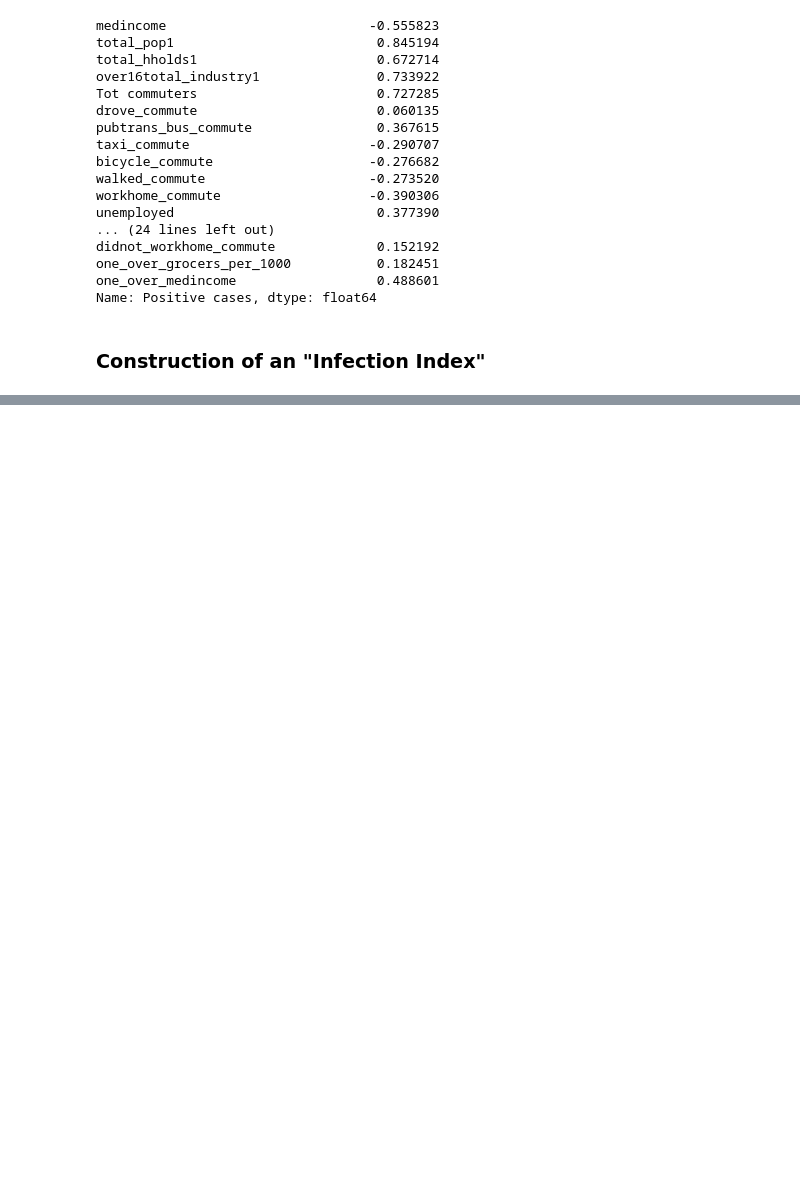
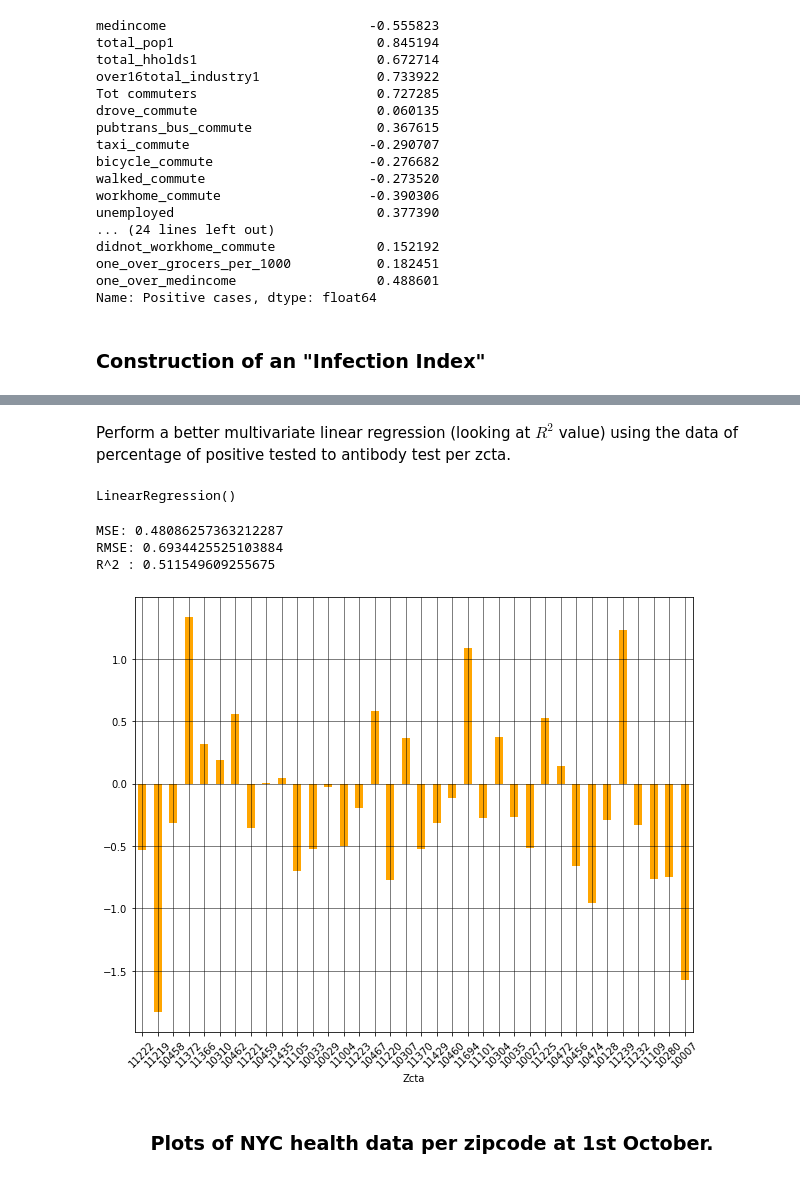
Before and after one commit to ClaudiaDeceglie/Thesis_NYC_covid19, a Jupyter notebook: Analysis on socio-demographic data from NYC gov, Census Bureau, NYC Health.ipynb, the cells around one changed output, grey strips where cells are left out. Cells and saved outputs as stored; diff of their text form; code cells hidden in the pictures; blank space fills up the shorter version.

```diff
--- a/Analysis on socio-demographic data from NYC gov, Census Bureau, NYC Health.ipynb
+++ b/Analysis on socio-demographic data from NYC gov, Census Bureau, NYC Health.ipynb
@@ -103,0 +207,2 @@ The choice of variables that most reppresent an indicator of social disadvantage
+# %% [markdown]
+Perform a better multivariate linear regression (looking at $R^2$ value) using the data of percentage of positive tested to antibody test per zcta.
@@ -104,3 +221,48 @@ The choice of variables that most reppresent an indicator of social disadvantage
+# %%
+#define randomly the trainset and dataset
+train2, test2 = train_test_split(df2, test_size=0.2)
+
+regr2 = linear_model.LinearRegression()
+
+X_train2 = train2[["Tot commuters", "workers_pubtrans", "one_over_medincome", "Not insured perc", "Avg households size"]]
+y_train2 = train2["Perc positive cases"]
+
+regr.fit(X_train2, y_train2)
+# %% [output]
+LinearRegression()
+# %%
+# Create the test features dataset (X_test) which will be used to make the predictions.
+X_test2 = test2[["Tot commuters", "workers_pubtrans", "one_over_medincome", "Not insured perc", "Avg households size"]].values
+y_test2 = test2["Perc positive cases"].values
+
+close_predictions2 = regr.predict(X_test2)
+# %%
+print("MSE:", mean_squared_error(y_test2,close_predictions2))
+print("RMSE:", np.sqrt(mean_squared_error(y_test2,close_predictions2)))
+
+r_square2 =r2_score(y_test2,close_predictions2)
+print("R^2 :", r_square2)
+
+# Create a dataframe that output the Date, the Actual and the predicted value
+
+df_output2 = pd.DataFrame({'Zcta': test2['Zcta'] ,'Actual': y_test2, 'Predicted': close_predictions2})
+df_output2.set_index('Zcta',inplace=True)
+
+error_2 = df_output2['Actual'] - df_output2['Predicted']
+
+# Plot the error term between the actual and predicted values
+error_2.plot(kind='bar',figsize=(10,8), color='Orange')
+plt.grid(which='major', linestyle='-', linewidth='0.5', color='black')
+plt.grid(which='minor', linestyle=':', linewidth='0.5', color='black')
+plt.xticks(rotation=45)
+plt.show()
+# %% [output]
+MSE: 0.48086257363212287
+RMSE: 0.6934425525103884
+R^2 : 0.511549609255675
+[figure, added]
+# %% [markdown]
+### <center> Plots of NYC health data per zipcode at 1st October.
 # %%
 data_per_boro = data_per_zcta.groupby(["Borough"]).mean()
 # %%
```
Also changed, not shown: parts of 13 cells of this notebook.
